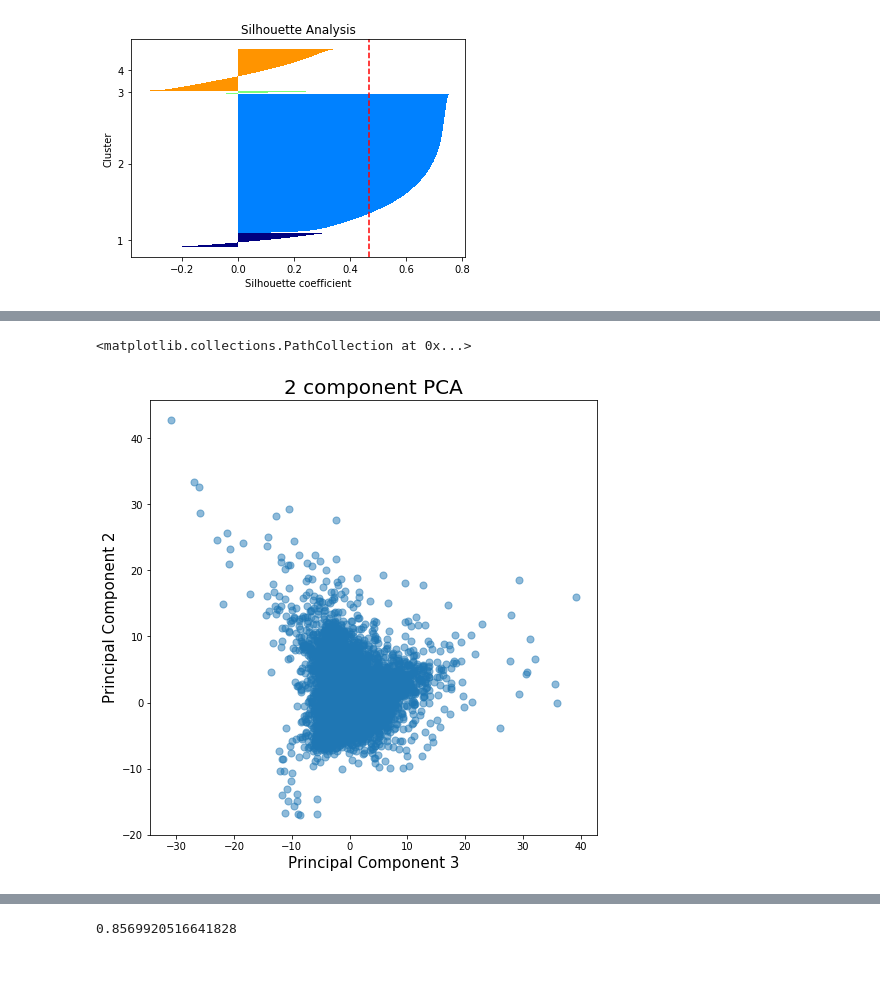
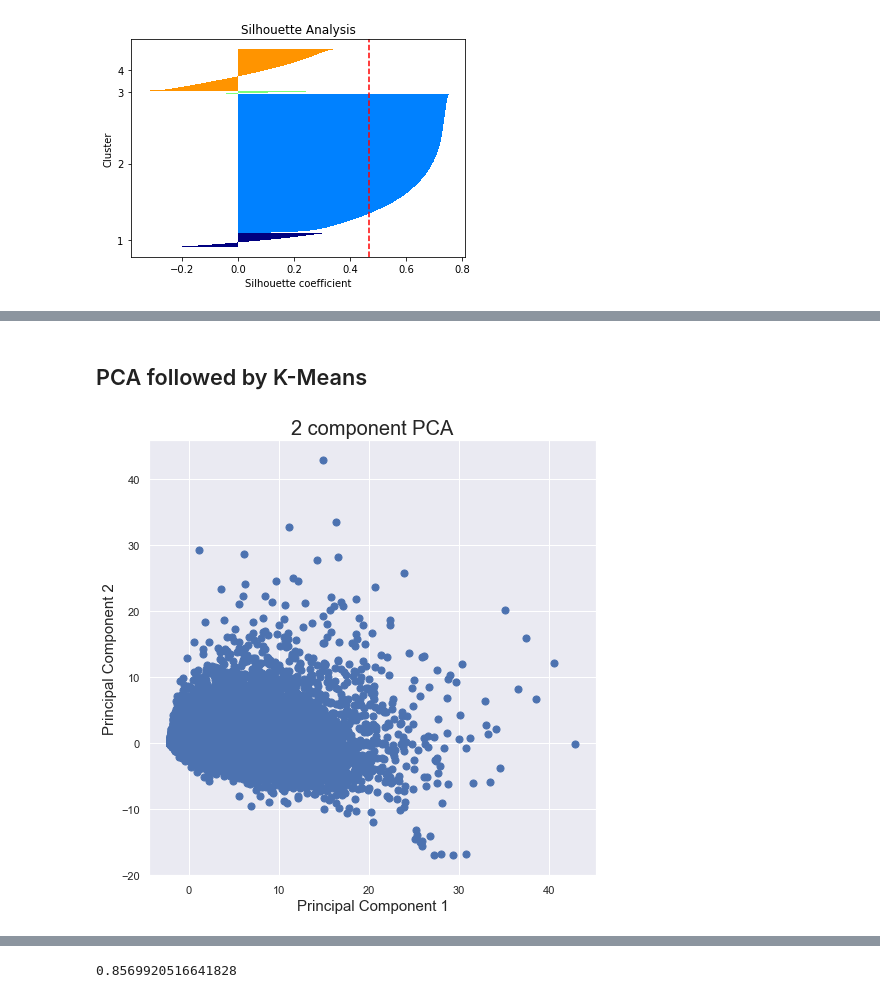
Before and after one commit to Josefa-Sullivan/Instacart, a Jupyter notebook: Zefa/K-Means, PCA Testing.ipynb, the cells around one changed output, grey strips where cells are left out. Cells and saved outputs as stored; diff of their text form; code cells hidden in the pictures; blank space fills up the shorter version.

```diff
--- a/Zefa/K-Means, PCA Testing.ipynb
+++ b/Zefa/K-Means, PCA Testing.ipynb
@@ -17,7 +17,7 @@ from sklearn.decomposition import PCA
 
 import seaborn as sns
 # %%
-def plot_PCA(df, scale=True):
+def plot_PCA(df, scale=True, plot_x='PC1', plot_y='PC2', return_df=False):
     '''Scale a dataframe and calculate its principal components
 
     Args:
@@ -28,14 +28,15 @@ def plot_PCA(df, scale=True):
         the plot of the first two components
 
     '''
+    pc_list = range(1, len(df.columns.tolist())+1)
+    pc_number = ['PC'+str(i) for i in pc_list]
+
     # Scale data
     if scale:
         scaler = StandardScaler()
         scaler.fit(df)
         df = scaler.transform(df)
 
-    pc_list = range(1, len(df.columns.tolist())+1)
-    pc_number = ['PC'+str(i) for i in pc_list]
 
     # build PCA
     pca = PCA()
@@ -49,8 +50,16 @@ def plot_PCA(df, scale=True):
     ax.set_xlabel('Principal Component 1', fontsize = 15)
     ax.set_ylabel('Principal Component 2', fontsize = 15)
     ax.set_title('2 component PCA', fontsize = 20)
-    ax.scatter(principalDf[['PC1']],
-               principalDf[['PC2']],
+    ax.scatter(principalDf[[plot_x]],
+               principalDf[[plot_y]],
                 s = 50)
-    print(pca.explained_variance_ratio_)
+
+
+    if return_df:
+        return pd.DataFrame(principalComponents)
+#         df_return = pd.DataFrame(principalComponents)
+#         var_ratio = pca.explained_variance_ratio_.tolist()
+#         return (df_return, var_ratio)
+
+    return pca.explained_variance_ratio_
 # %% [markdown]
@@ -259,12 +263,8 @@ plot_PCA(dept_user_df)
-# %%
-fig = plt.figure(figsize = (8,8))
-ax = fig.add_subplot(1,1,1)
-ax.set_xlabel('Principal Component 3', fontsize = 15)
-ax.set_ylabel('Principal Component 2', fontsize = 15)
-ax.set_title('2 component PCA', fontsize = 20)
-ax.scatter(principalDf[['PC3']],
-           principalDf[['PC2']],
-            s = 50, alpha=0.5)
-# %% [output]
-<matplotlib.collections.PathCollection at 0x...>
-[figure, removed]
+# %% [markdown]
+## PCA followed by K-Means
+# %%
+# Run PCA on raw items bought per department per user. User_id not included in PCA bc it's the index
+dept_user_df_raw = dept_user_df.drop(labels='total_items', axis=1)
+pca_raw_explained_variance_ratio = plot_PCA(dept_user_df_raw)
+# %% [output]
+[figure, added]
```
Also changed, not shown: parts of 39 cells of this notebook.
